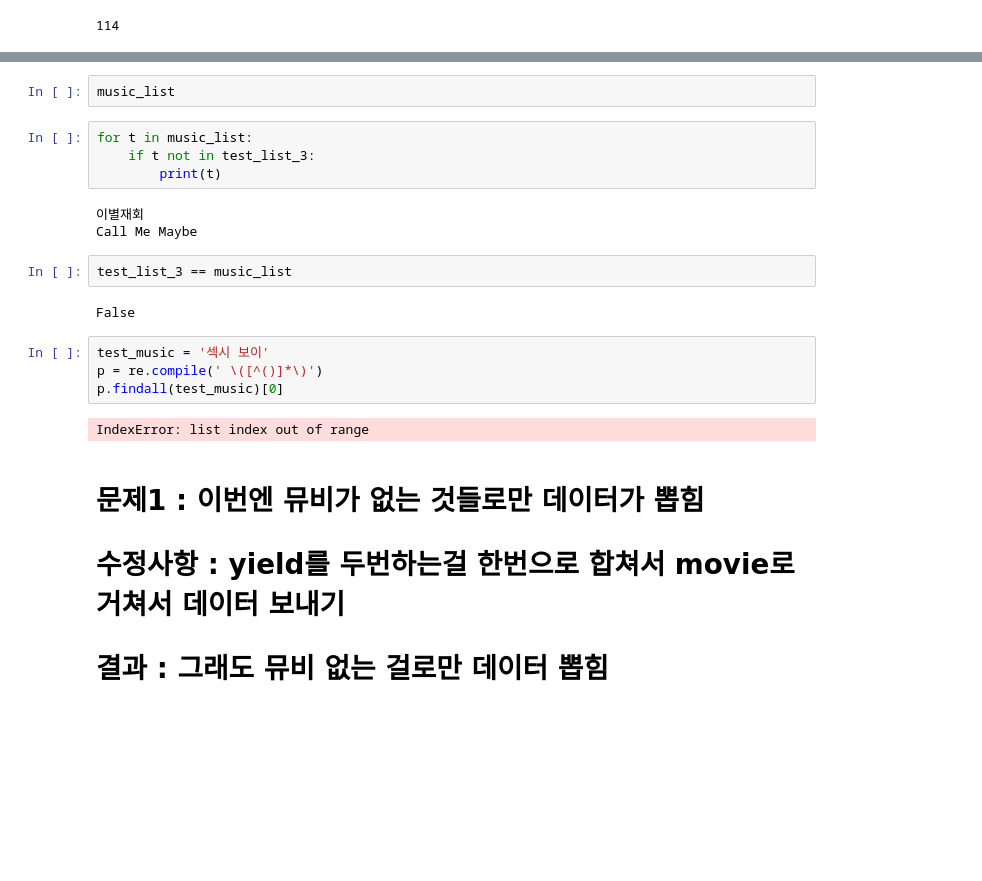
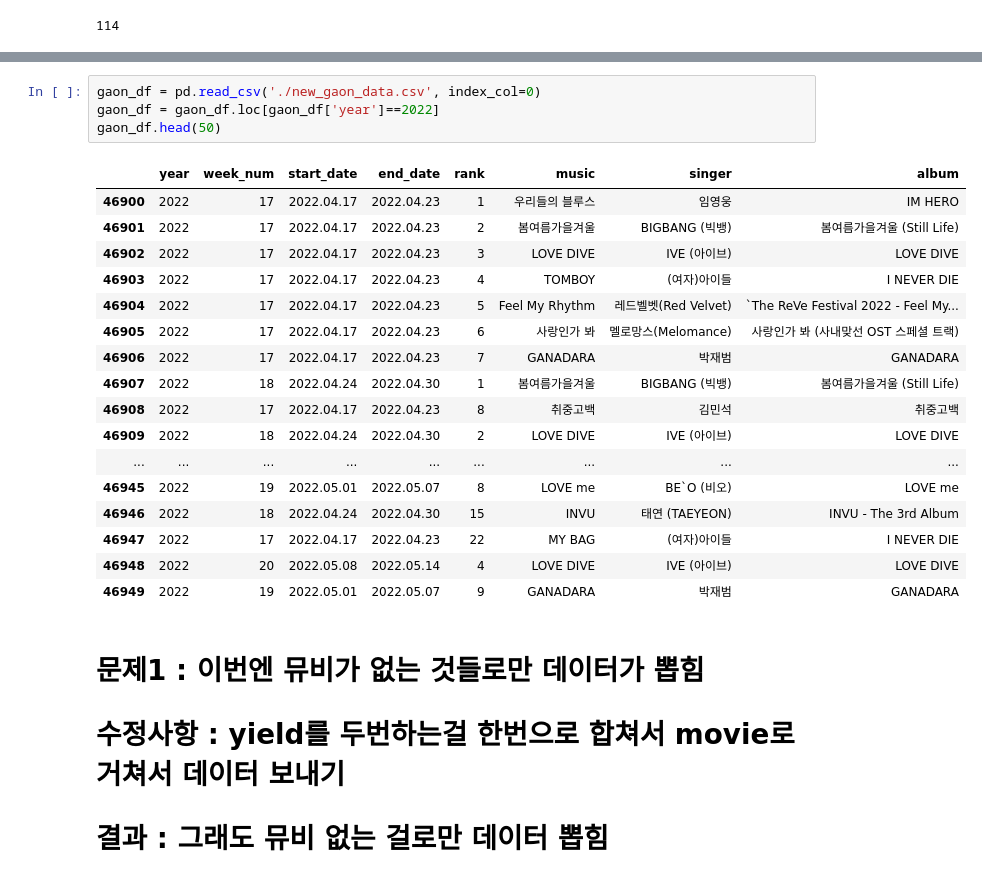
Before and after one commit to kwonwoobin/Dacon-ShinhanAI, a Jupyter notebook: code/crawling/melon_crawl.ipynb, the cells around one changed output, grey strips where cells are left out. Saved outputs shown, nothing was run; the diff lists cells and outputs as text; blank space fills up the shorter version.

```diff
--- a/code/crawling/melon_crawl.ipynb
+++ b/code/crawling/melon_crawl.ipynb
@@ -100,22 +173,25 @@ IndexError: list index out of range
-# %%
-music_list
-# %%
-for t in music_list:
-    if t not in test_list_3:
-        print(t)
-# %% [output]
-이별재회
-Call Me Maybe
-# %%
-test_list_3 == music_list
-# %% [output]
-False
-# %%
-test_music = '섹시 보이'
-p = re.compile(' \([^()]*\)')
-p.findall(test_music)[0]
-# %% [output]
-IndexError: list index out of range
+# %%
+gaon_df = pd.read_csv('./new_gaon_data.csv', index_col=0)
+gaon_df = gaon_df.loc[gaon_df['year']==2022]
+gaon_df.head(50)
+# %% [output]
+|  | year | week_num | start_date | end_date | rank | music | singer | album |
+| 46900 | 2022 | 17 | 2022.04.17 | 2022.04.23 | 1 | 우리들의 블루스 | 임영웅 | IM HERO |
+| 46901 | 2022 | 17 | 2022.04.17 | 2022.04.23 | 2 | 봄여름가을겨울 | BIGBANG (빅뱅) | 봄여름가을겨울 (Still Life) |
+| 46902 | 2022 | 17 | 2022.04.17 | 2022.04.23 | 3 | LOVE DIVE | IVE (아이브) | LOVE DIVE |
+| 46903 | 2022 | 17 | 2022.04.17 | 2022.04.23 | 4 | TOMBOY | (여자)아이들 | I NEVER DIE |
+| 46904 | 2022 | 17 | 2022.04.17 | 2022.04.23 | 5 | Feel My Rhythm | 레드벨벳(Red Velvet) | `The ReVe Festival 2022 - Feel My... |
+| 46905 | 2022 | 17 | 2022.04.17 | 2022.04.23 | 6 | 사랑인가 봐 | 멜로망스(Melomance) | 사랑인가 봐 (사내맞선 OST 스페셜 트랙) |
+| 46906 | 2022 | 17 | 2022.04.17 | 2022.04.23 | 7 | GANADARA | 박재범 | GANADARA |
+| 46907 | 2022 | 18 | 2022.04.24 | 2022.04.30 | 1 | 봄여름가을겨울 | BIGBANG (빅뱅) | 봄여름가을겨울 (Still Life) |
+| 46908 | 2022 | 17 | 2022.04.17 | 2022.04.23 | 8 | 취중고백 | 김민석 | 취중고백 |
+| 46909 | 2022 | 18 | 2022.04.24 | 2022.04.30 | 2 | LOVE DIVE | IVE (아이브) | LOVE DIVE |
+| ... | ... | ... | ... | ... | ... | ... | ... | ... |
+| 46945 | 2022 | 19 | 2022.05.01 | 2022.05.07 | 8 | LOVE me | BE`O (비오) | LOVE me |
+| 46946 | 2022 | 18 | 2022.04.24 | 2022.04.30 | 15 | INVU | 태연 (TAEYEON) | INVU - The 3rd Album |
+| 46947 | 2022 | 17 | 2022.04.17 | 2022.04.23 | 22 | MY BAG | (여자)아이들 | I NEVER DIE |
+| 46948 | 2022 | 20 | 2022.05.08 | 2022.05.14 | 4 | LOVE DIVE | IVE (아이브) | LOVE DIVE |
+| 46949 | 2022 | 19 | 2022.05.01 | 2022.05.07 | 9 | GANADARA | 박재범 | GANADARA |
 # %% [markdown]
 # 문제1 : 이번엔 뮤비가 없는 것들로만 데이터가 뽑힘
 # 수정사항 : yield를 두번하는걸 한번으로 합쳐서 movie로 거쳐서 데이터 보내기
```
Also changed, not shown: parts of 22 cells of this notebook, 12 other files.
